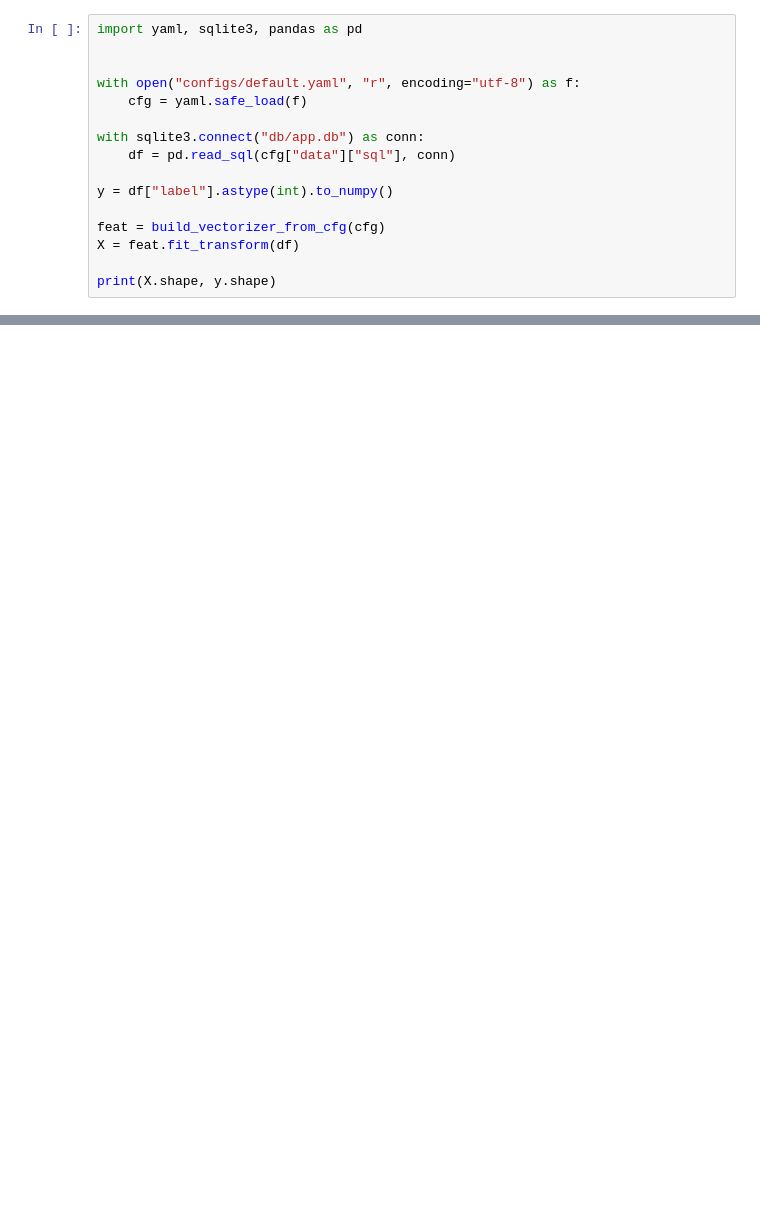
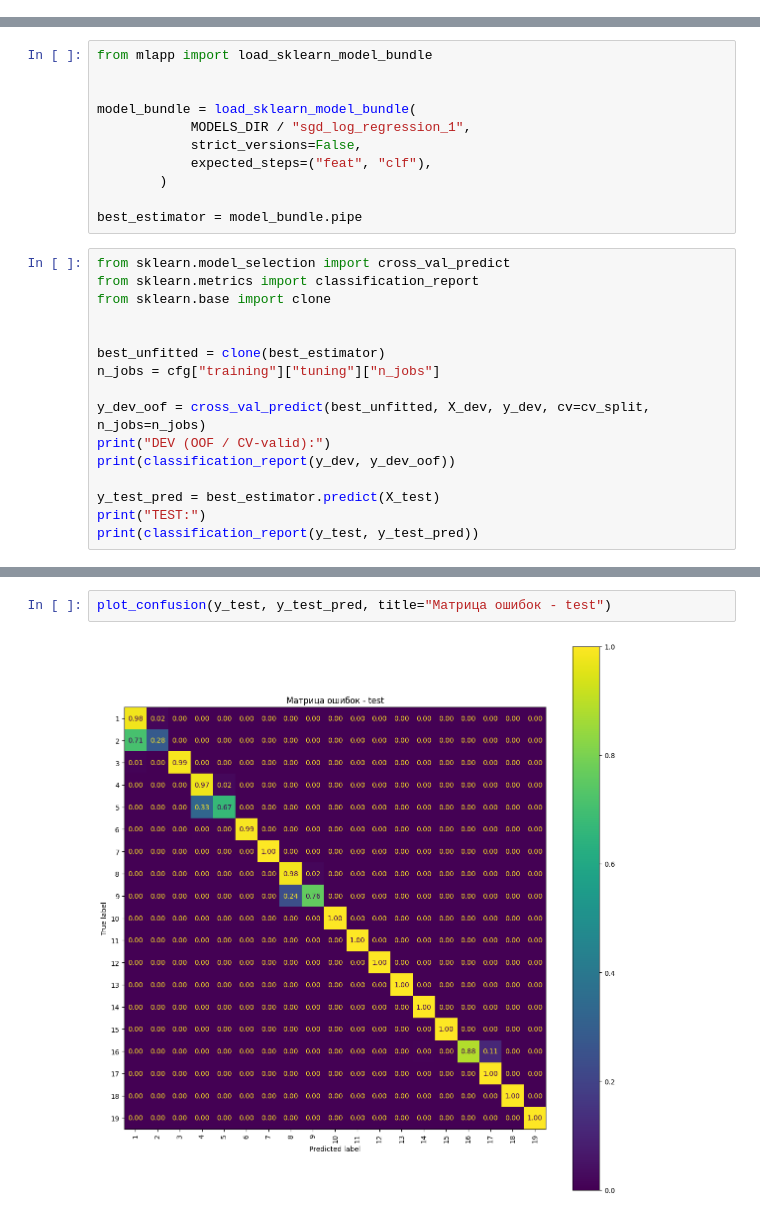
Before and after one commit to Tasyaak/TPPOProject, a Jupyter notebook: notebooks/training_models.ipynb, the cells around one changed output, grey strips where cells are left out. Cells and saved outputs as stored; diff of their text form; blank space fills up the shorter version.

```diff
--- a/notebooks/training_models.ipynb
+++ b/notebooks/training_models.ipynb
@@ -222,16 +34,0 @@ def build_vectorizer_from_cfg(cfg : dict, *, col_map : dict[str, str] | None = N
-# %%
-import yaml, sqlite3, pandas as pd
-
-
-with open("configs/default.yaml", "r", encoding="utf-8") as f:
-    cfg = yaml.safe_load(f)
-
-with sqlite3.connect("db/app.db") as conn:
-    df = pd.read_sql(cfg["data"]["sql"], conn)
-
-y = df["label"].astype(int).to_numpy()
-
-feat = build_vectorizer_from_cfg(cfg)
-X = feat.fit_transform(df)
-
-print(X.shape, y.shape)
@@ -237,0 +233,27 @@ print(X.shape, y.shape)
+# %%
+from mlapp import load_sklearn_model_bundle
+
+
+model_bundle = load_sklearn_model_bundle(
+            MODELS_DIR / "sgd_log_regression_1",
+            strict_versions=False,
+            expected_steps=("feat", "clf"),
+        )
+
+best_estimator = model_bundle.pipe
+# %%
+from sklearn.model_selection import cross_val_predict
+from sklearn.metrics import classification_report
+from sklearn.base import clone
+
+
+best_unfitted = clone(best_estimator)
+n_jobs = cfg["training"]["tuning"]["n_jobs"]
+
+y_dev_oof = cross_val_predict(best_unfitted, X_dev, y_dev, cv=cv_split, n_jobs=n_jobs)
+print("DEV (OOF / CV-valid):")
+print(classification_report(y_dev, y_dev_oof))
+
+y_test_pred = best_estimator.predict(X_test)
+print("TEST:")
+print(classification_report(y_test, y_test_pred))
@@ -237,0 +454,4 @@ print(X.shape, y.shape)
+# %%
+plot_confusion(y_test, y_test_pred, title="Матрица ошибок - test")
+# %% [output]
+[figure, added]
```
Also changed, not shown: parts of 18 cells of this notebook, 9 other files.
